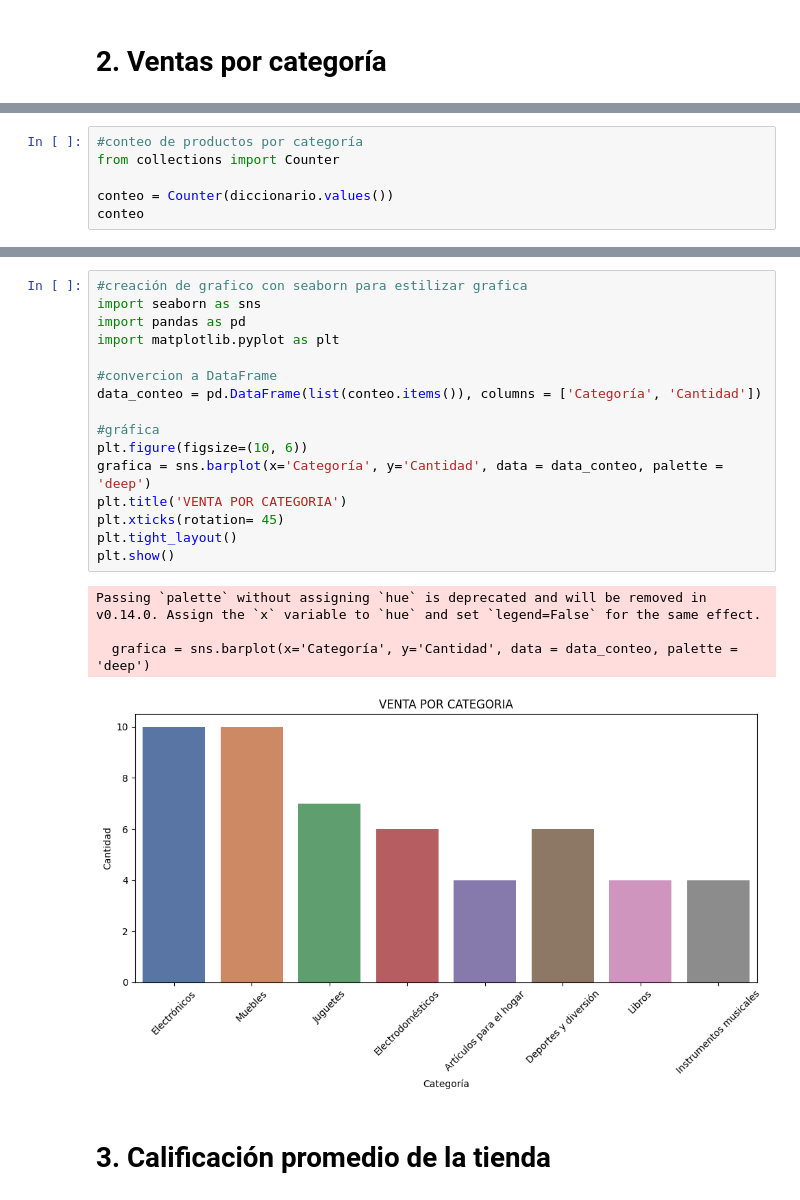
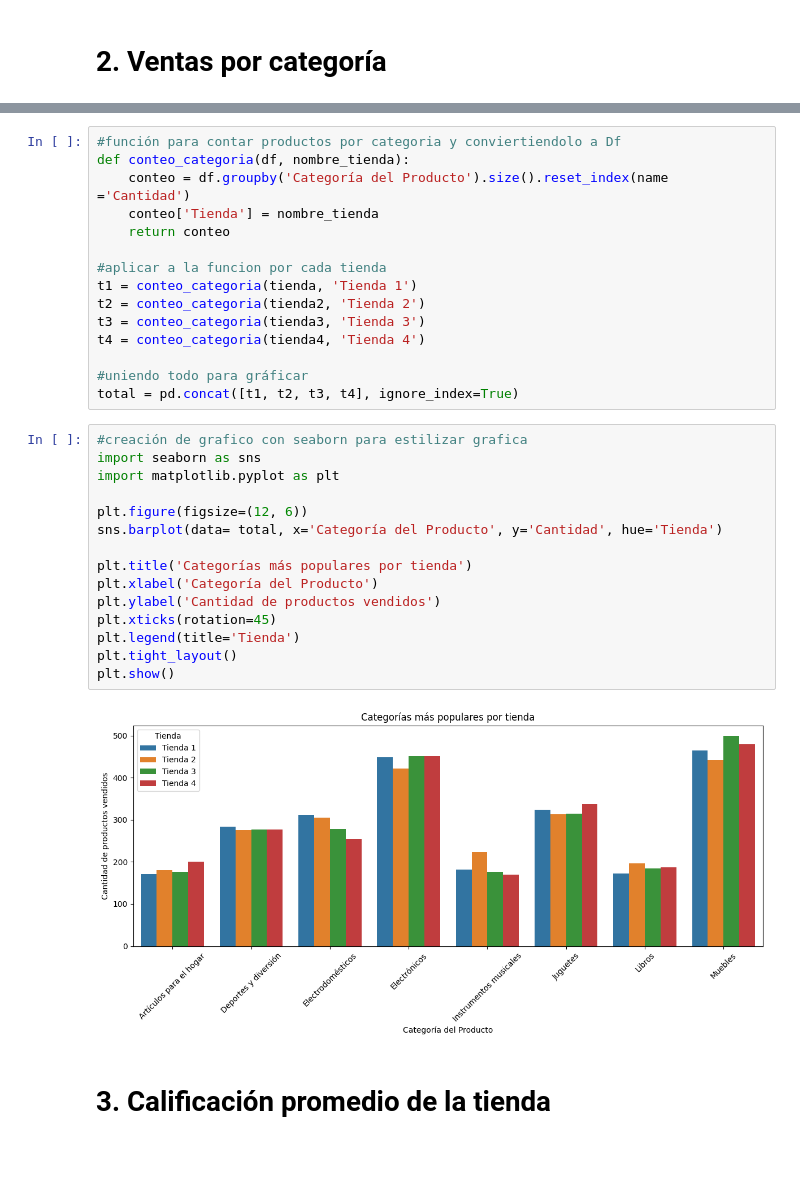
Before and after one commit to angelesGladin/challenge-data-science, a Jupyter notebook: AluraStoreLatam.ipynb, the cells around one changed output, grey strips where cells are left out. Cells and saved outputs as stored; diff of their text form; blank space fills up the shorter version.

Commit message:
Actualización del requerimiento Ventas por Categoria

```diff
--- a/AluraStoreLatam.ipynb
+++ b/AluraStoreLatam.ipynb
@@ -187,6 +166,0 @@ diccionario
-# %%
-#conteo de productos por categoría
-from collections import Counter
-
-conteo = Counter(diccionario.values())
-conteo
@@ -202,24 +167,35 @@ Counter({'Electrónicos': 10,
+# %%
+#función para contar productos por categoria y conviertiendolo a Df
+def conteo_categoria(df, nombre_tienda):
+    conteo = df.groupby('Categoría del Producto').size().reset_index(name ='Cantidad')
+    conteo['Tienda'] = nombre_tienda
+    return conteo
+
+#aplicar a la funcion por cada tienda
+t1 = conteo_categoria(tienda, 'Tienda 1')
+t2 = conteo_categoria(tienda2, 'Tienda 2')
+t3 = conteo_categoria(tienda3, 'Tienda 3')
+t4 = conteo_categoria(tienda4, 'Tienda 4')
+
+#uniendo todo para gráficar
+total = pd.concat([t1, t2, t3, t4], ignore_index=True)
 # %%
 #creación de grafico con seaborn para estilizar grafica
 import seaborn as sns
-import pandas as pd
 import matplotlib.pyplot as plt
 
-#convercion a DataFrame
-data_conteo = pd.DataFrame(list(conteo.items()), columns = ['Categoría', 'Cantidad'])
+plt.figure(figsize=(12, 6))
+sns.barplot(data= total, x='Categoría del Producto', y='Cantidad', hue='Tienda')
 
-#gráfica
-plt.figure(figsize=(10, 6))
-grafica = sns.barplot(x='Categoría', y='Cantidad', data = data_conteo, palette = 'deep')
-plt.title('VENTA POR CATEGORIA')
-plt.xticks(rotation= 45)
+plt.title('Categorías más populares por tienda')
+plt.xlabel('Categoría del Producto')
+plt.ylabel('Cantidad de productos vendidos')
+plt.xticks(rotation=45)
+plt.legend(title='Tienda')
 plt.tight_layout()
 plt.show()
 # %% [output]
-Passing `palette` without assigning `hue` is deprecated and will be removed in v0.14.0. Assign the `x` variable to `hue` and set `legend=False` for the same effect.
-
-  grafica = sns.barplot(x='Categoría', y='Cantidad', data = data_conteo, palette = 'deep')
-[figure, old version]
+[figure, new version]
 # %% [markdown]
 # 3. Calificación promedio de la tienda
 # %% [markdown]
```
Also changed, not shown: parts of 4 cells of this notebook.
